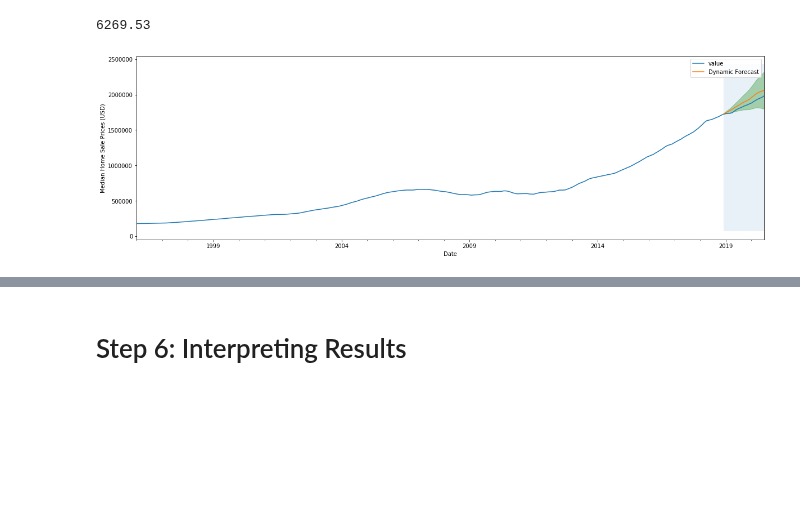
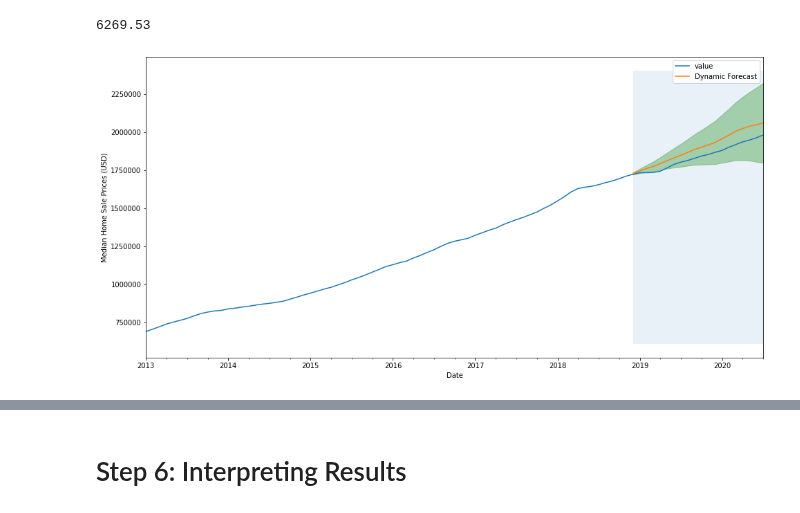
Before and after one commit to JessicaFB/Apple-vs-Android-Twitter-NLP, a Jupyter notebook: starter_notebook.ipynb, the cells around one changed output, grey strips where cells are left out. Drawn from its saved outputs; the diff is of its cells as text; code cells hidden in the pictures; blank space fills up the shorter version.

```diff
--- a/starter_notebook.ipynb
+++ b/starter_notebook.ipynb
@@ -457,10 +457,10 @@ pred_conf = pred.conf_int()
 # %%
 # Plot real vs predicted values along with confidence interval
 
-rcParams['figure.figsize'] = 15, 6
+rcParams['figure.figsize'] = 15, 8
 
 # Plot observed values
-ax = WeHo['1996':].plot(label='observed')
+ax = WeHo['2018-12':].plot(label='observed')
 
 # Plot predicted values
 pred.predicted_mean.plot(ax=ax, label='One-step ahead Forecast', alpha=0.9)
@@ -518,19 +518,19 @@ pred_dynamic_conf = pred_dynamic.conf_int()
 # %%
 # Plot the dynamic forecast with confidence intervals.
 
-ax = WeHo['1996':].plot(label='observed', figsize=(20, 6))
+ax = WeHo['2013':].plot(label='observed', figsize=(16, 8))
 pred_dynamic.predicted_mean.plot(label='Dynamic Forecast', ax=ax)
 
 ax.fill_between(pred_dynamic_conf.index,
                 pred_dynamic_conf.iloc[:, 0],
                 pred_dynamic_conf.iloc[:, 1], color='g', alpha=.3)
 
 ax.fill_betweenx(ax.get_ylim(), pd.to_datetime('2018-12-31'), WeHo_forecasted.index[-1], alpha=.1, zorder=-1)
 
 ax.set_xlabel('Date')
 ax.set_ylabel('Median Home Sale Prices (USD)')
 
 plt.legend()
 plt.show()
 # %% [output]
-[figure, old version]
+[figure, new version]
```
Also changed, not shown: parts of 3 cells of this notebook, 4 other files.
